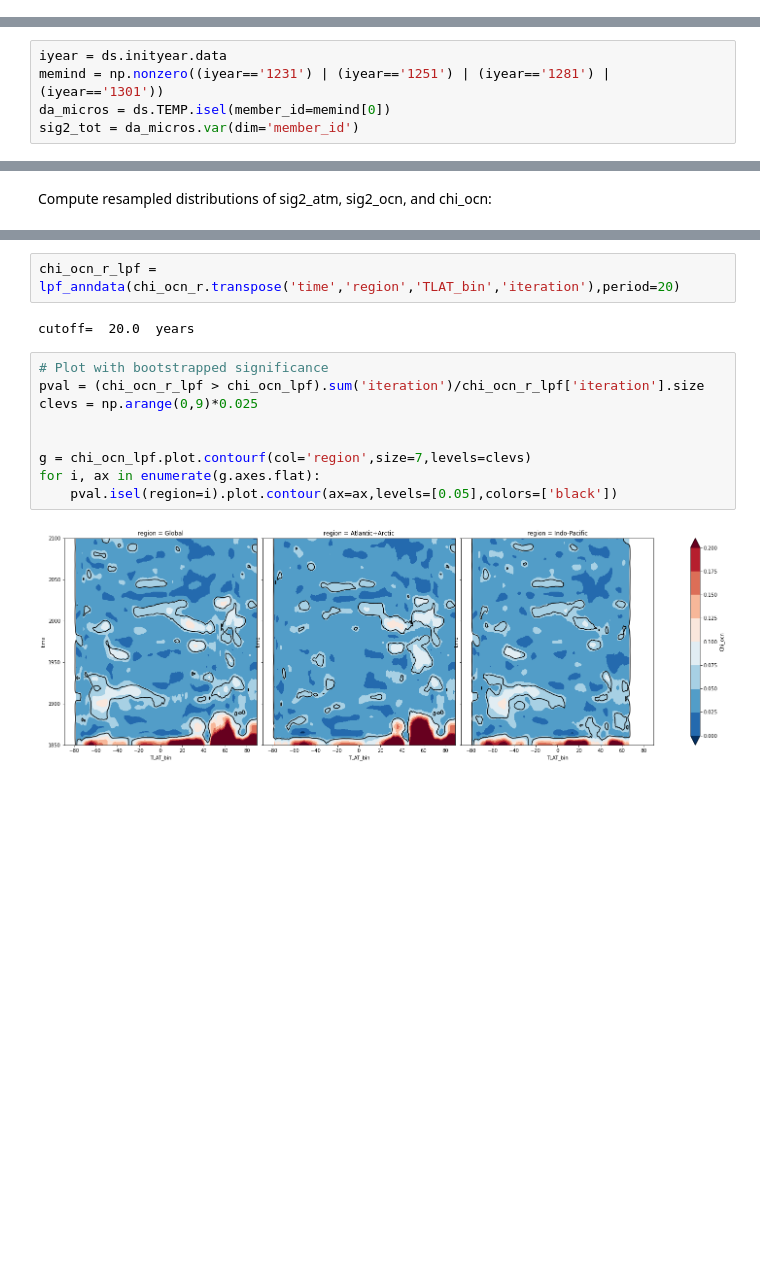
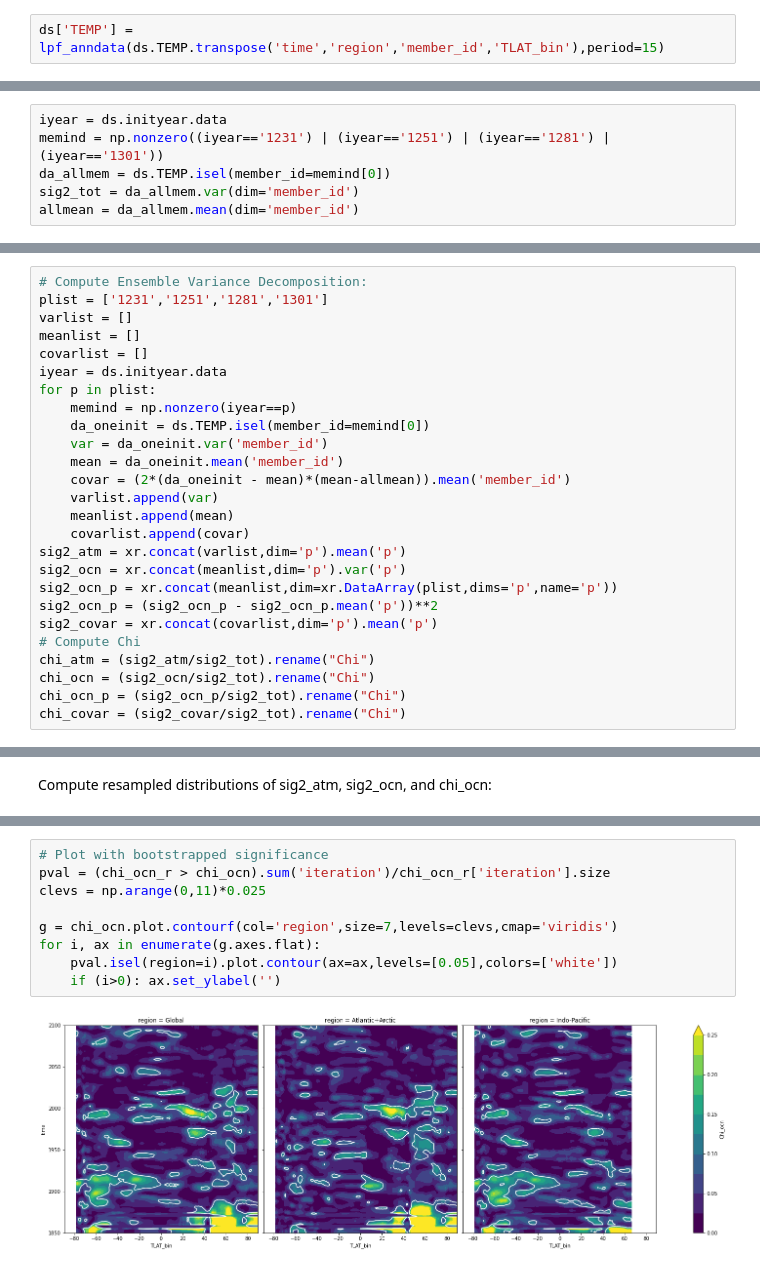
Before and after one commit to sgyeager/CESM2-LE-analysis, a Jupyter notebook: notebooks/CESM2LE_ICM_zmSST.ipynb, the cells around one changed output, grey strips where cells are left out. Drawn from its saved outputs; the diff is of its cells as text; blank space fills up the shorter version.

Commit message:
updated ICM notebooks, now with covariance and inspection of individiual init years

```diff
--- a/notebooks/CESM2LE_ICM_zmSST.ipynb
+++ b/notebooks/CESM2LE_ICM_zmSST.ipynb
@@ -340,0 +355,2 @@ Start Year : Members
+# %%
+ds['TEMP'] = lpf_anndata(ds.TEMP.transpose('time','region','member_id','TLAT_bin'),period=15)
@@ -383,5 +386,6 @@ For denominator, keep only the 4 20-member micro ensemble members (80 members to
 # %%
 iyear = ds.inityear.data
 memind = np.nonzero((iyear=='1231') | (iyear=='1251') | (iyear=='1281') | (iyear=='1301'))
-da_micros = ds.TEMP.isel(member_id=memind[0])
-sig2_tot = da_micros.var(dim='member_id')
+da_allmem = ds.TEMP.isel(member_id=memind[0])
+sig2_tot = da_allmem.var(dim='member_id')
+allmean = da_allmem.mean(dim='member_id')
@@ -407,0 +392,26 @@ cutoff=  20.0  years
+# %%
+# Compute Ensemble Variance Decomposition:
+plist = ['1231','1251','1281','1301']
+varlist = []
+meanlist = []
+covarlist = []
+iyear = ds.inityear.data
+for p in plist:
+    memind = np.nonzero(iyear==p)
+    da_oneinit = ds.TEMP.isel(member_id=memind[0])
+    var = da_oneinit.var('member_id')
+    mean = da_oneinit.mean('member_id')
+    covar = (2*(da_oneinit - mean)*(mean-allmean)).mean('member_id')
+    varlist.append(var)
+    meanlist.append(mean)
+    covarlist.append(covar)
+sig2_atm = xr.concat(varlist,dim='p').mean('p')
+sig2_ocn = xr.concat(meanlist,dim='p').var('p')
+sig2_ocn_p = xr.concat(meanlist,dim=xr.DataArray(plist,dims='p',name='p'))
+sig2_ocn_p = (sig2_ocn_p - sig2_ocn_p.mean('p'))**2
+sig2_covar = xr.concat(covarlist,dim='p').mean('p')
+# Compute Chi
+chi_atm = (sig2_atm/sig2_tot).rename("Chi")
+chi_ocn = (sig2_ocn/sig2_tot).rename("Chi")
+chi_ocn_p = (sig2_ocn_p/sig2_tot).rename("Chi")
+chi_covar = (sig2_covar/sig2_tot).rename("Chi")
@@ -503,15 +472,11 @@ Wall time: 35 s
-# %%
-chi_ocn_r_lpf = lpf_anndata(chi_ocn_r.transpose('time','region','TLAT_bin','iteration'),period=20)
-# %% [output]
-cutoff=  20.0  years
 # %%
 # Plot with bootstrapped significance
-pval = (chi_ocn_r_lpf > chi_ocn_lpf).sum('iteration')/chi_ocn_r_lpf['iteration'].size
-clevs = np.arange(0,9)*0.025
+pval = (chi_ocn_r > chi_ocn).sum('iteration')/chi_ocn_r['iteration'].size
+clevs = np.arange(0,11)*0.025
 
-
-g = chi_ocn_lpf.plot.contourf(col='region',size=7,levels=clevs)
+g = chi_ocn.plot.contourf(col='region',size=7,levels=clevs,cmap='viridis')
 for i, ax in enumerate(g.axes.flat):
-    pval.isel(region=i).plot.contour(ax=ax,levels=[0.05],colors=['black'])
+    pval.isel(region=i).plot.contour(ax=ax,levels=[0.05],colors=['white'])
+    if (i>0): ax.set_ylabel('')
 # %% [output]
-[figure, old version]
+[figure, new version]
```
Also changed, not shown: parts of 40 cells of this notebook, 5 other files.
